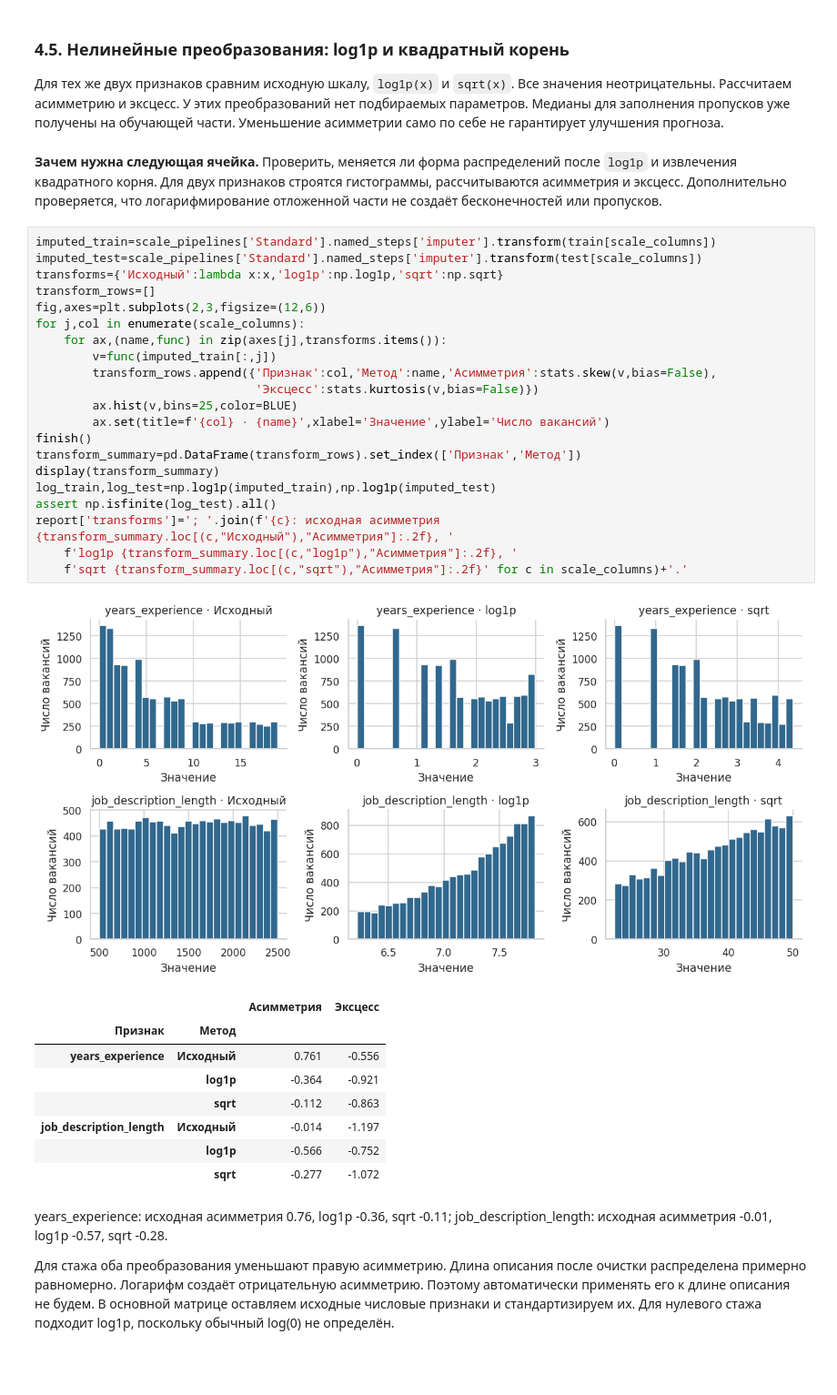
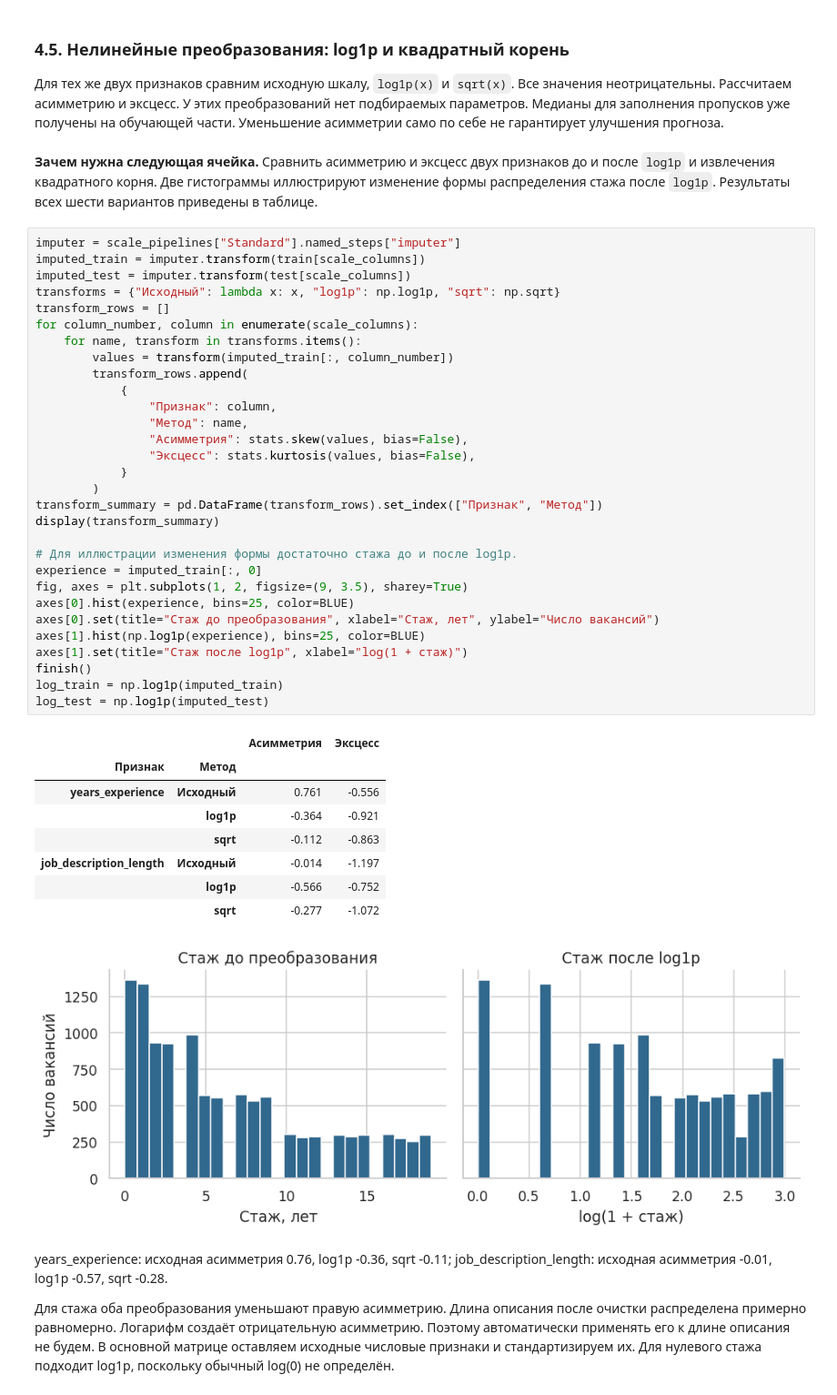
Before and after one commit to daniil-novel/machine-learning-course, a Jupyter notebook: Задание 1/Задание1_16.09.2026_DaraganPrivezentsev_completed.ipynb, the cells around one changed output. Shown at 91% size. Drawn from its saved outputs; the diff is of its cells as text; blank space fills up the shorter version.

```diff
--- a/Задание 1/Задание1_16.09.2026_DaraganPrivezentsev_completed.ipynb
+++ b/Задание 1/Задание1_16.09.2026_DaraganPrivezentsev_completed.ipynb
@@ -940,39 +1000,48 @@ RobustScaler полезен, если допустимые крайние зна
 Все значения неотрицательны. Рассчитаем асимметрию и эксцесс.
 У этих преобразований нет подбираемых параметров. Медианы для заполнения пропусков уже получены на обучающей части.
 Уменьшение асимметрии само по себе не гарантирует улучшения прогноза.
-# %% [markdown]
-**Зачем нужна следующая ячейка.** Проверить, меняется ли форма распределений после `log1p` и извлечения квадратного корня. Для двух признаков строятся гистограммы, рассчитываются асимметрия и эксцесс. Дополнительно проверяется, что логарифмирование отложенной части не создаёт бесконечностей или пропусков.
-# %%
-imputed_train=scale_pipelines['Standard'].named_steps['imputer'].transform(train[scale_columns])
-imputed_test=scale_pipelines['Standard'].named_steps['imputer'].transform(test[scale_columns])
-transforms={'Исходный':lambda x:x,'log1p':np.log1p,'sqrt':np.sqrt}
-transform_rows=[]
-fig,axes=plt.subplots(2,3,figsize=(12,6))
-for j,col in enumerate(scale_columns):
-    for ax,(name,func) in zip(axes[j],transforms.items()):
-        v=func(imputed_train[:,j])
-        transform_rows.append({'Признак':col,'Метод':name,'Асимметрия':stats.skew(v,bias=False),
-                               'Эксцесс':stats.kurtosis(v,bias=False)})
-        ax.hist(v,bins=25,color=BLUE)
-        ax.set(title=f'{col} · {name}',xlabel='Значение',ylabel='Число вакансий')
-finish()
-transform_summary=pd.DataFrame(transform_rows).set_index(['Признак','Метод'])
-display(transform_summary)
-log_train,log_test=np.log1p(imputed_train),np.log1p(imputed_test)
-assert np.isfinite(log_test).all()
-report['transforms']='; '.join(f'{c}: исходная асимметрия {transform_summary.loc[(c,"Исходный"),"Асимметрия"]:.2f}, '
-    f'log1p {transform_summary.loc[(c,"log1p"),"Асимметрия"]:.2f}, '
-    f'sqrt {transform_summary.loc[(c,"sqrt"),"Асимметрия"]:.2f}' for c in scale_columns)+'.'
-# %% [output]
-[figure, removed]
-|  |  | Асимметрия | Эксцесс |
-| Признак | Метод |  |  |
-| years_experience | Исходный | 0.761 | -0.556 |
-|  | log1p | -0.364 | -0.921 |
-|  | sqrt | -0.112 | -0.863 |
-| job_description_length | Исходный | -0.014 | -1.197 |
-|  | log1p | -0.566 | -0.752 |
-|  | sqrt | -0.277 | -1.072 |
+# %% [markdown]
+**Зачем нужна следующая ячейка.** Сравнить асимметрию и эксцесс двух признаков до и после `log1p` и извлечения квадратного корня. Две гистограммы иллюстрируют изменение формы распределения стажа после `log1p`. Результаты всех шести вариантов приведены в таблице.
+# %%
+imputer = scale_pipelines["Standard"].named_steps["imputer"]
+imputed_train = imputer.transform(train[scale_columns])
+imputed_test = imputer.transform(test[scale_columns])
+transforms = {"Исходный": lambda x: x, "log1p": np.log1p, "sqrt": np.sqrt}
+transform_rows = []
+for column_number, column in enumerate(scale_columns):
+    for name, transform in transforms.items():
+        values = transform(imputed_train[:, column_number])
+        transform_rows.append(
+            {
+                "Признак": column,
+                "Метод": name,
+                "Асимметрия": stats.skew(values, bias=False),
+                "Эксцесс": stats.kurtosis(values, bias=False),
+            }
+        )
+transform_summary = pd.DataFrame(transform_rows).set_index(["Признак", "Метод"])
+display(transform_summary)
+
+# Для иллюстрации изменения формы достаточно стажа до и после log1p.
+experience = imputed_train[:, 0]
+fig, axes = plt.subplots(1, 2, figsize=(9, 3.5), sharey=True)
+axes[0].hist(experience, bins=25, color=BLUE)
+axes[0].set(title="Стаж до преобразования", xlabel="Стаж, лет", ylabel="Число вакансий")
+axes[1].hist(np.log1p(experience), bins=25, color=BLUE)
+axes[1].set(title="Стаж после log1p", xlabel="log(1 + стаж)")
+finish()
+log_train = np.log1p(imputed_train)
+log_test = np.log1p(imputed_test)
+# %% [output]
+|  |  | Асимметрия | Эксцесс |
+| Признак | Метод |  |  |
+| years_experience | Исходный | 0.761 | -0.556 |
+|  | log1p | -0.364 | -0.921 |
+|  | sqrt | -0.112 | -0.863 |
+| job_description_length | Исходный | -0.014 | -1.197 |
+|  | log1p | -0.566 | -0.752 |
+|  | sqrt | -0.277 | -1.072 |
+[figure, added]
 # %% [markdown]
 years_experience: исходная асимметрия 0.76, log1p -0.36, sqrt -0.11; job_description_length: исходная асимметрия -0.01, log1p -0.57, sqrt -0.28.
 
```
Also changed, not shown: parts of 30 cells of this notebook, 4 other files.
